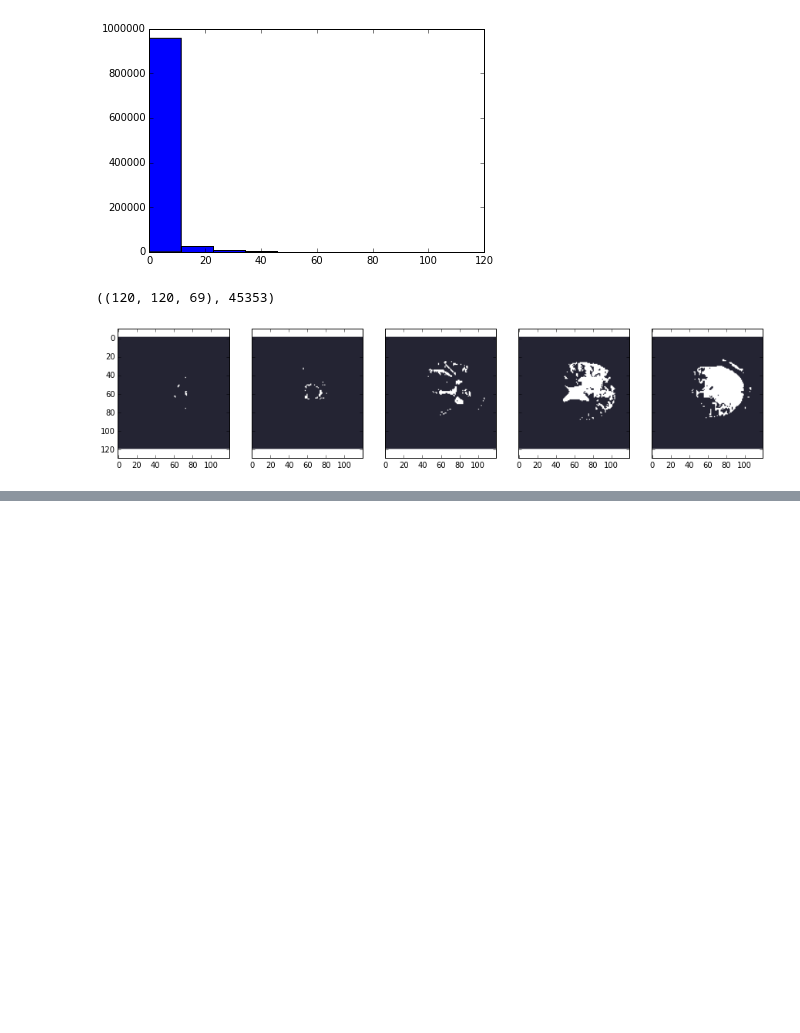
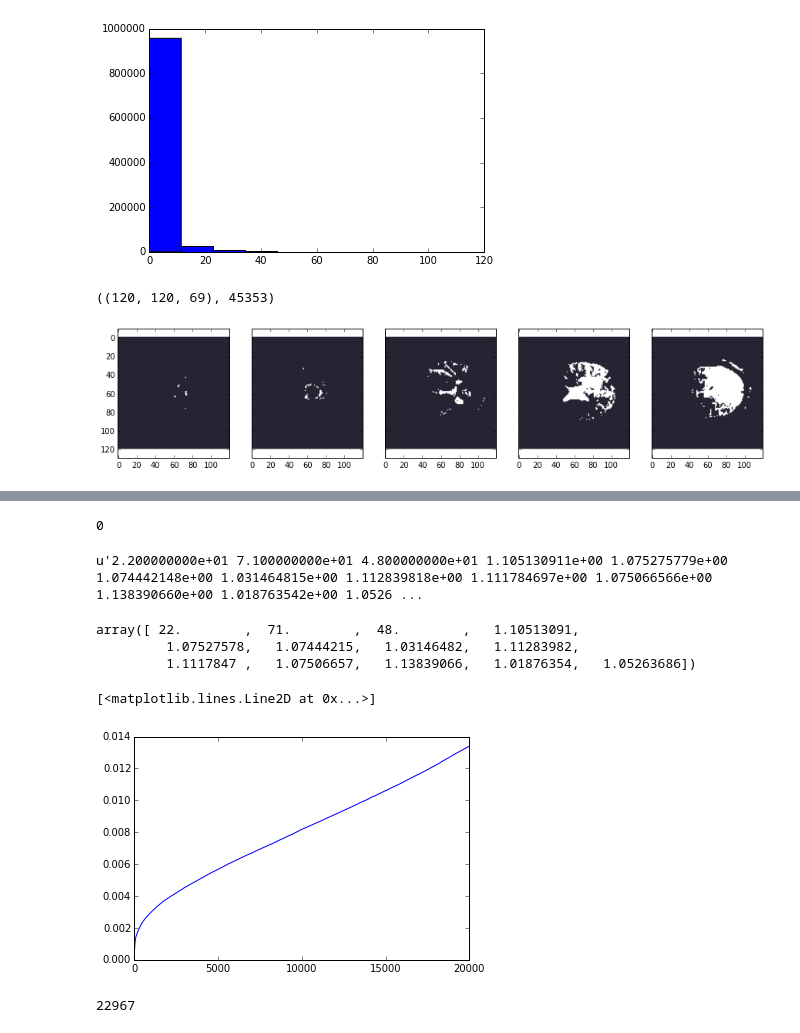
Before and after one commit to snarles/donuts2, a Jupyter notebook: analyses/noise_analysis.ipynb, the cells around one changed output, grey strips where cells are left out. Drawn from its saved outputs; the diff is of its cells as text; code cells hidden in the pictures; blank space fills up the shorter version.

```diff
--- a/analyses/noise_analysis.ipynb
+++ b/analyses/noise_analysis.ipynb
@@ -66,3 +68,7 @@ for j in range(len(z_inds)):
     axarr[j].imshow(temp_map[:, :, z_ind], cmap='bone', vmin = -0.2, vmax = 1.0)
 # %% [output]
 [figure]
+# %%
+m_coords = np.array(np.unravel_index(np.where(mask.ravel()==1)[0], np.shape(mask))).T
+# %%
+m_vox = np.hstack([m_coords, np.array([b0_data[c[0], c[1], c[2], :] for c in m_coords])])
@@ -68,0 +81,5 @@ for j in range(len(z_inds)):
+# %%
+os.chdir('/root/ephemeral-hdfs/bin')
+os.system('./hadoop fs -put /root/data/flat.txt flat.txt')
+# %% [output]
+0
@@ -68,0 +89,17 @@ for j in range(len(z_inds)):
+# %%
+rawrdd.first()
+# %% [output]
+u'2.200000000e+01 7.100000000e+01 4.800000000e+01 1.105130911e+00 1.075275779e+00 1.074442148e+00 1.031464815e+00 1.112839818e+00 1.111784697e+00 1.075066566e+00 1.138390660e+00 1.018763542e+00 1.0526 ...
+# %%
+m_vox[0, :]
+# %% [output]
+array([ 22.        ,  71.        ,  48.        ,   1.10513091,
+         1.07527578,   1.07444215,   1.03146482,   1.11283982,
+         1.1117847 ,   1.07506657,   1.13839066,   1.01876354,   1.05263686])
+# %%
+varis = np.apply_over_axes(np.var, m_vox[:, 3:], 1)
+# %%
+plt.plot(sorted(varis)[:20000])
+# %% [output]
+[<matplotlib.lines.Line2D at 0x...>]
+[figure, added]
@@ -68,0 +113,4 @@ for j in range(len(z_inds)):
+# %%
+filt_rdd.count()
+# %% [output]
+22967
```
Also changed, not shown: parts of 22 cells of this notebook.
